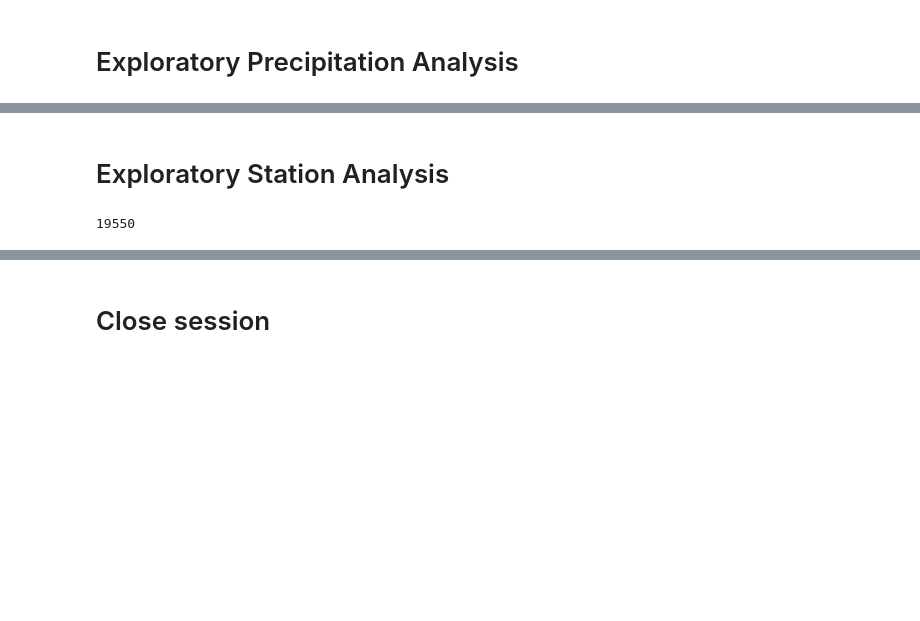
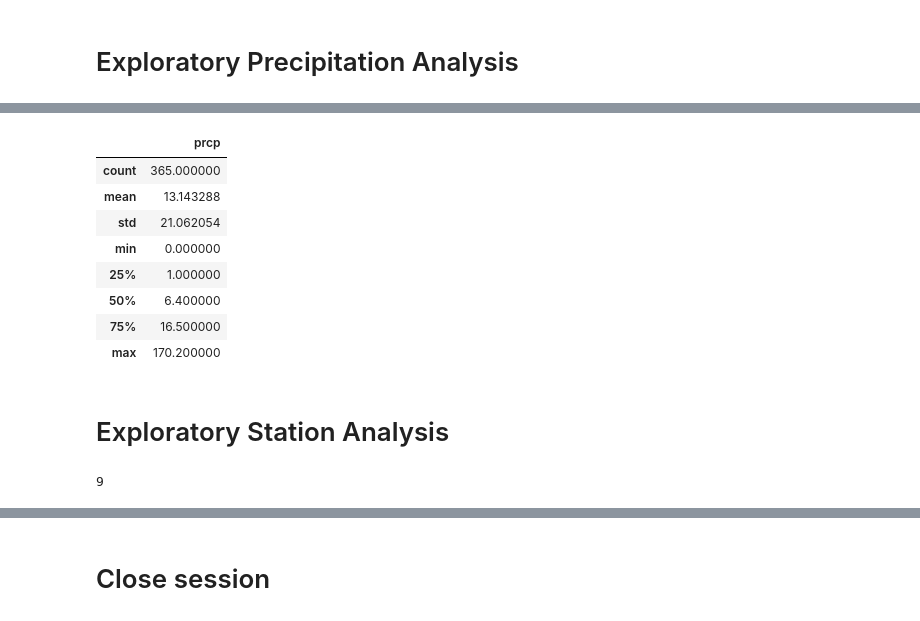
Before and after one commit to 32012178/sqlalchemy-challenge, a Jupyter notebook: climate_starter.ipynb, the cells around one changed output, grey strips where cells are left out. Drawn from its saved outputs; the diff is of its cells as text; code cells hidden in the pictures; blank space fills up the shorter version.

```diff
--- a/climate_starter.ipynb
+++ b/climate_starter.ipynb
@@ -86,13 +111,24 @@ print(lowest_date)
 # %%
 # Use Pandas to calcualte the summary statistics for the precipitation data
+year_precipitation.describe()
+# %% [output]
+|  | prcp |
+| count | 365.000000 |
+| mean | 13.143288 |
+| std | 21.062054 |
+| min | 0.000000 |
+| 25% | 1.000000 |
+| 50% | 6.400000 |
+| 75% | 16.500000 |
+| max | 170.200000 |
 # %% [markdown]
 # Exploratory Station Analysis
 # %%
 # Design a query to calculate the total number stations in the dataset
-stations_count = session.query(Measurement_t).distinct(Measurement_t.station).count()
+stations_count = session.query(Station_t).distinct(Station_t.station).count()
 print(stations_count)
 # %% [output]
-19550
+9
 # %%
 # Design a query to find the most active stations (i.e. what stations have the most rows?)
 # List the stations and the counts in descending order.
```
Also changed, not shown: parts of 9 cells of this notebook.
